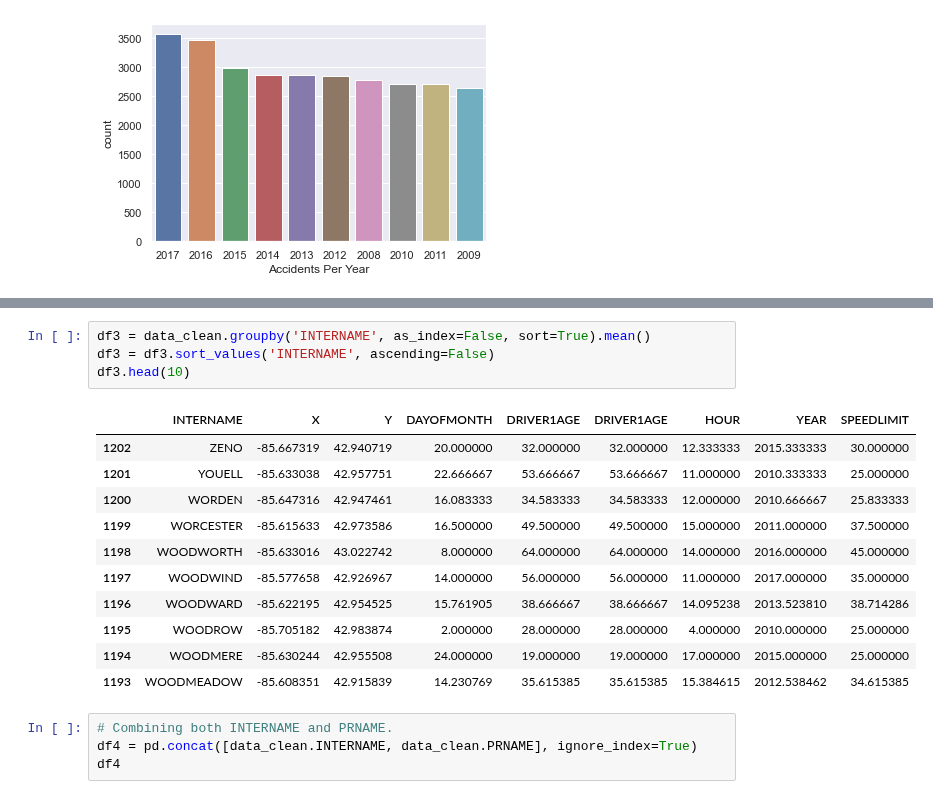
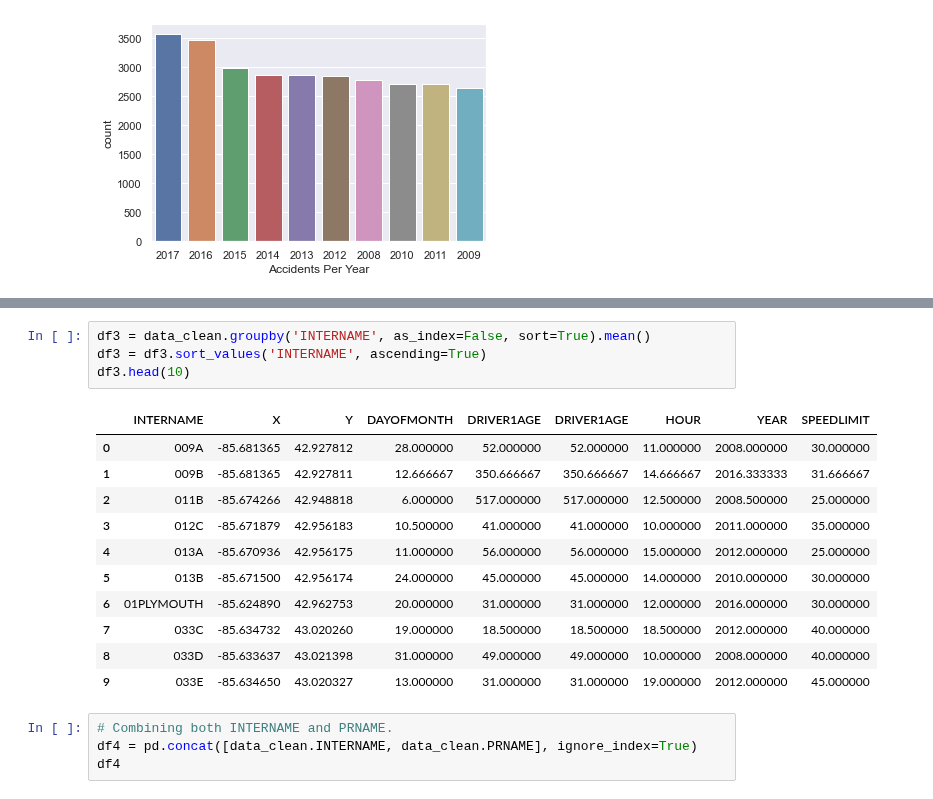
Before and after one commit to Ambush3/GR_Crash_Data, a Jupyter notebook: Crash.ipynb, the cells around one changed output, grey strips where cells are left out. Drawn from its saved outputs; the diff is of its cells as text.

```diff
--- a/Crash.ipynb
+++ b/Crash.ipynb
@@ -500,19 +490,19 @@ Text(6.085000000000001, 0.5, 'Drivers age')
 # %%
 df3 = data_clean.groupby('INTERNAME', as_index=False, sort=True).mean()
-df3 = df3.sort_values('INTERNAME', ascending=False)
+df3 = df3.sort_values('INTERNAME', ascending=True)
 df3.head(10)
 # %% [output]
 |  | INTERNAME | X | Y | DAYOFMONTH | DRIVER1AGE | DRIVER1AGE | HOUR | YEAR | SPEEDLIMIT |
-| 1202 | ZENO | -85.667319 | 42.940719 | 20.000000 | 32.000000 | 32.000000 | 12.333333 | 2015.333333 | 30.000000 |
-| 1201 | YOUELL | -85.633038 | 42.957751 | 22.666667 | 53.666667 | 53.666667 | 11.000000 | 2010.333333 | 25.000000 |
-| 1200 | WORDEN | -85.647316 | 42.947461 | 16.083333 | 34.583333 | 34.583333 | 12.000000 | 2010.666667 | 25.833333 |
-| 1199 | WORCESTER | -85.615633 | 42.973586 | 16.500000 | 49.500000 | 49.500000 | 15.000000 | 2011.000000 | 37.500000 |
-| 1198 | WOODWORTH | -85.633016 | 43.022742 | 8.000000 | 64.000000 | 64.000000 | 14.000000 | 2016.000000 | 45.000000 |
-| 1197 | WOODWIND | -85.577658 | 42.926967 | 14.000000 | 56.000000 | 56.000000 | 11.000000 | 2017.000000 | 35.000000 |
-| 1196 | WOODWARD | -85.622195 | 42.954525 | 15.761905 | 38.666667 | 38.666667 | 14.095238 | 2013.523810 | 38.714286 |
-| 1195 | WOODROW | -85.705182 | 42.983874 | 2.000000 | 28.000000 | 28.000000 | 4.000000 | 2010.000000 | 25.000000 |
-| 1194 | WOODMERE | -85.630244 | 42.955508 | 24.000000 | 19.000000 | 19.000000 | 17.000000 | 2015.000000 | 25.000000 |
-| 1193 | WOODMEADOW | -85.608351 | 42.915839 | 14.230769 | 35.615385 | 35.615385 | 15.384615 | 2012.538462 | 34.615385 |
+| 0 | 009A | -85.681365 | 42.927812 | 28.000000 | 52.000000 | 52.000000 | 11.000000 | 2008.000000 | 30.000000 |
+| 1 | 009B | -85.681365 | 42.927811 | 12.666667 | 350.666667 | 350.666667 | 14.666667 | 2016.333333 | 31.666667 |
+| 2 | 011B | -85.674266 | 42.948818 | 6.000000 | 517.000000 | 517.000000 | 12.500000 | 2008.500000 | 25.000000 |
+| 3 | 012C | -85.671879 | 42.956183 | 10.500000 | 41.000000 | 41.000000 | 10.000000 | 2011.000000 | 35.000000 |
+| 4 | 013A | -85.670936 | 42.956175 | 11.000000 | 56.000000 | 56.000000 | 15.000000 | 2012.000000 | 25.000000 |
+| 5 | 013B | -85.671500 | 42.956174 | 24.000000 | 45.000000 | 45.000000 | 14.000000 | 2010.000000 | 30.000000 |
+| 6 | 01PLYMOUTH | -85.624890 | 42.962753 | 20.000000 | 31.000000 | 31.000000 | 12.000000 | 2016.000000 | 30.000000 |
+| 7 | 033C | -85.634732 | 43.020260 | 19.000000 | 18.500000 | 18.500000 | 18.500000 | 2012.000000 | 40.000000 |
+| 8 | 033D | -85.633637 | 43.021398 | 31.000000 | 49.000000 | 49.000000 | 10.000000 | 2008.000000 | 40.000000 |
+| 9 | 033E | -85.634650 | 43.020327 | 13.000000 | 31.000000 | 31.000000 | 19.000000 | 2012.000000 | 45.000000 |
 # %%
 # Combining both INTERNAME and PRNAME.
 df4 = pd.concat([data_clean.INTERNAME, data_clean.PRNAME], ignore_index=True)
```
Also changed, not shown: parts of 5 cells of this notebook.
